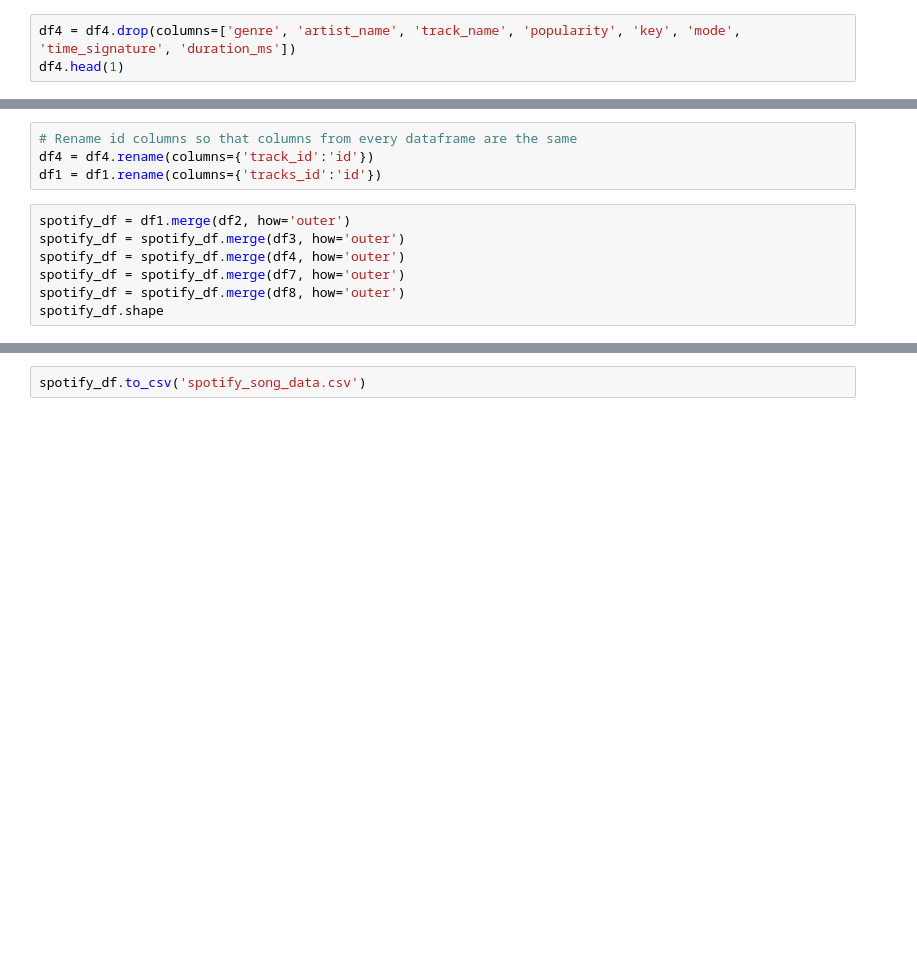
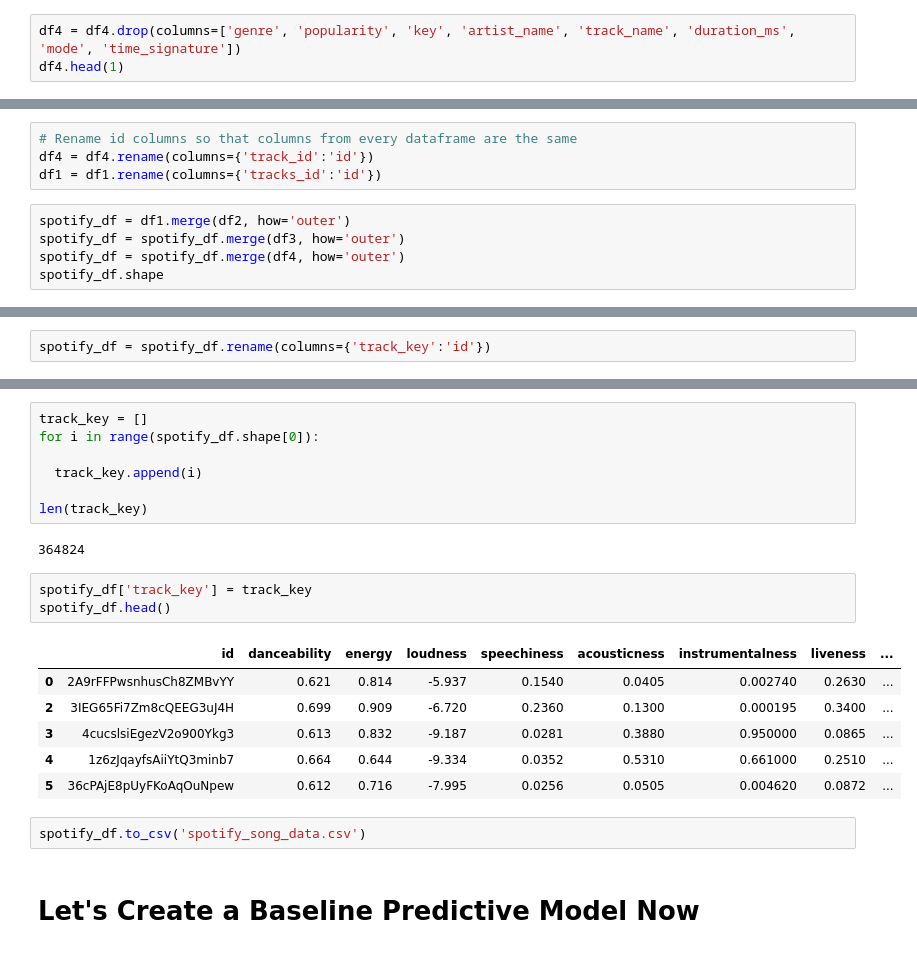
Before and after one commit to build-week-spoitify-1-mp/ML, a Jupyter notebook: data/spotify_suggester_app.ipynb, the cells around one changed output, grey strips where cells are left out. Drawn from its saved outputs; the diff is of its cells as text; blank space fills up the shorter version.

```diff
--- a/data/spotify_suggester_app.ipynb
+++ b/data/spotify_suggester_app.ipynb
@@ -58,7 +54,7 @@ df4.head(1)
 |  | genre | artist_name | track_name | track_id | popularity | acousticness | danceability | duration_ms | ... |
 | 0 | Movie | Henri Salvador | C'est beau de faire un Show | 0BRjO6ga9RKCKjfDqeFgWV | 0 | 0.611 | 0.389 | 99373 | ... |
 # %%
-df4 = df4.drop(columns=['genre', 'artist_name', 'track_name', 'popularity', 'key', 'mode', 'time_signature', 'duration_ms'])
+df4 = df4.drop(columns=['genre', 'popularity', 'key', 'artist_name', 'track_name', 'duration_ms', 'mode', 'time_signature'])
 df4.head(1)
 # %% [output]
 |  | track_id | acousticness | danceability | energy | instrumentalness | liveness | loudness | speechiness | ... |
@@ -105,7 +69,5 @@ df1 = df1.rename(columns={'tracks_id':'id'})
 spotify_df = df1.merge(df2, how='outer')
 spotify_df = spotify_df.merge(df3, how='outer')
 spotify_df = spotify_df.merge(df4, how='outer')
-spotify_df = spotify_df.merge(df7, how='outer')
-spotify_df = spotify_df.merge(df8, how='outer')
 spotify_df.shape
 # %% [output]
@@ -120,3 +82,5 @@ spotify_df.shape
+# %%
+spotify_df = spotify_df.rename(columns={'track_key':'id'})
 # %%
 spotify_df.sample(10)
 # %% [output]
@@ -134,2 +98,23 @@ spotify_df.sample(10)
+# %%
+track_key = []
+for i in range(spotify_df.shape[0]):
+
+  track_key.append(i)
+
+len(track_key)
+# %% [output]
+364824
+# %%
+spotify_df['track_key'] = track_key
+spotify_df.head()
+# %% [output]
+|  | id | danceability | energy | loudness | speechiness | acousticness | instrumentalness | liveness | ... |
+| 0 | 2A9rFFPwsnhusCh8ZMBvYY | 0.621 | 0.814 | -5.937 | 0.1540 | 0.0405 | 0.002740 | 0.2630 | ... |
+| 2 | 3IEG65Fi7Zm8cQEEG3uJ4H | 0.699 | 0.909 | -6.720 | 0.2360 | 0.1300 | 0.000195 | 0.3400 | ... |
+| 3 | 4cucslsiEgezV2o900Ykg3 | 0.613 | 0.832 | -9.187 | 0.0281 | 0.3880 | 0.950000 | 0.0865 | ... |
+| 4 | 1z6zJqayfsAiiYtQ3minb7 | 0.664 | 0.644 | -9.334 | 0.0352 | 0.5310 | 0.661000 | 0.2510 | ... |
+| 5 | 36cPAjE8pUyFKoAqOuNpew | 0.612 | 0.716 | -7.995 | 0.0256 | 0.0505 | 0.004620 | 0.0872 | ... |
 # %%
 spotify_df.to_csv('spotify_song_data.csv')
+# %% [markdown]
+# Let's Create a Baseline Predictive Model Now
```
Also changed, not shown: parts of 21 cells of this notebook, 4 other files.
